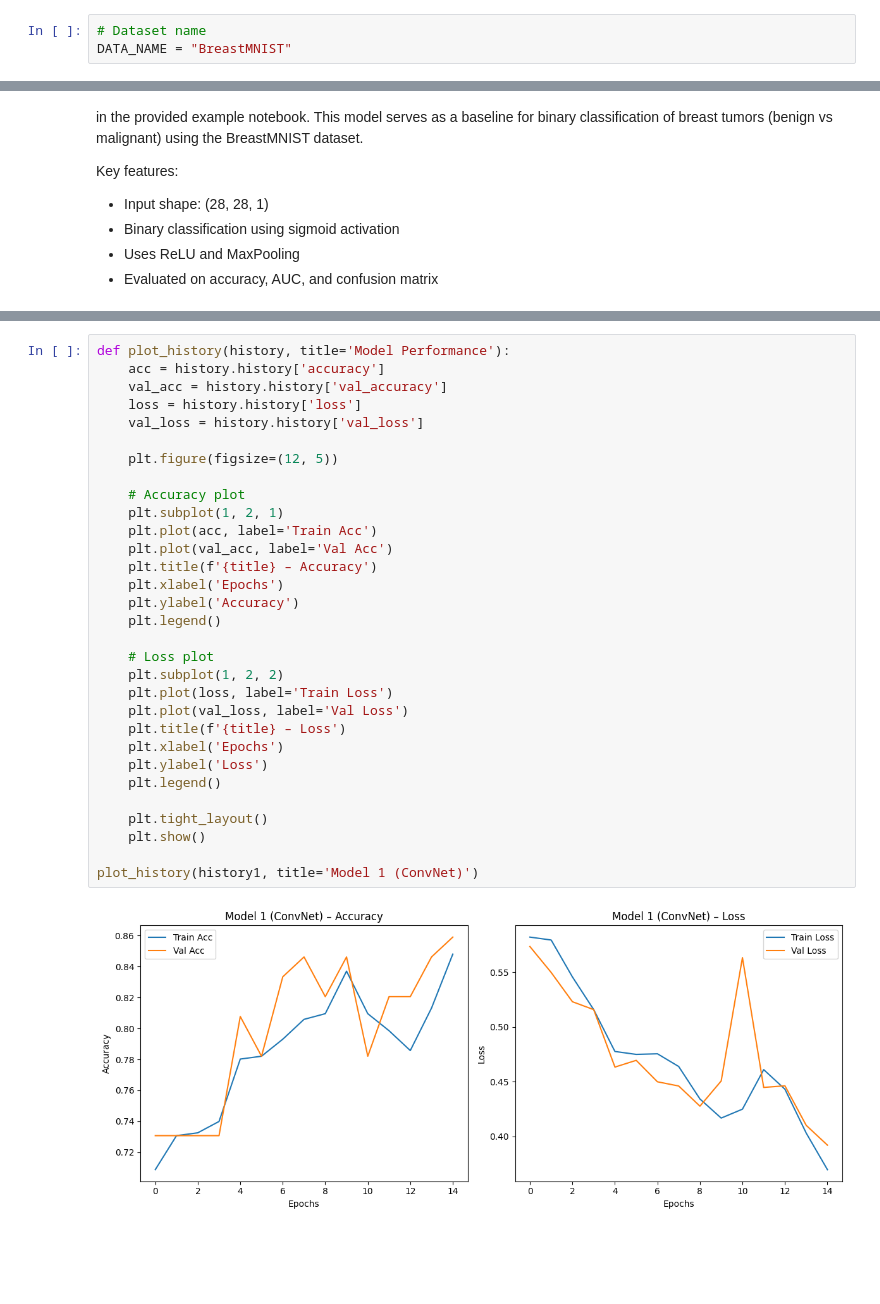
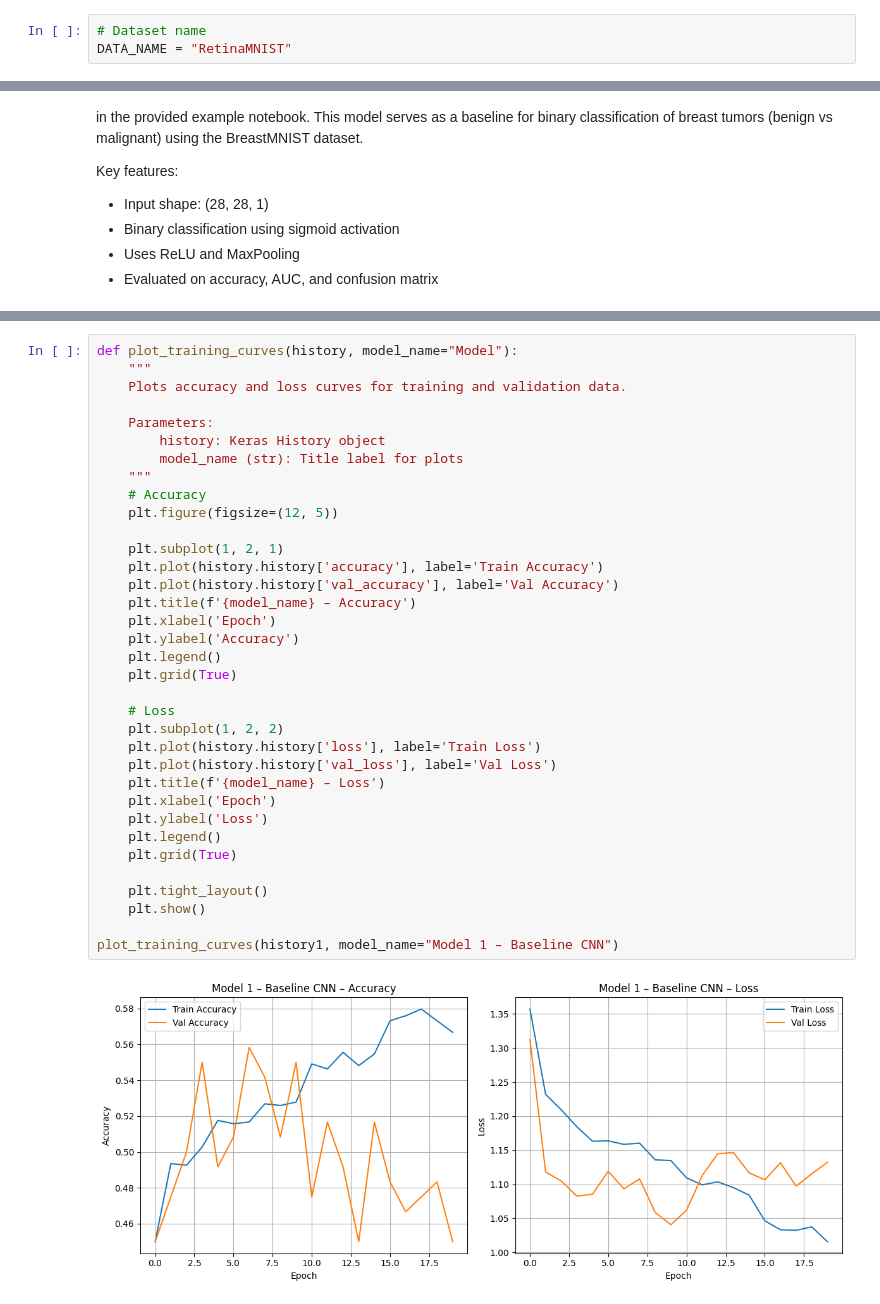
Before and after one commit to S-276/AC_50001, a Jupyter notebook: AC50001_RetinaMNIST.ipynb, the cells around one changed output, grey strips where cells are left out. Saved outputs shown, nothing was run; the diff lists cells and outputs as text; blank space fills up the shorter version.

```diff
--- a/AC50001_RetinaMNIST.ipynb
+++ b/AC50001_RetinaMNIST.ipynb
@@ -73,6 +57,6 @@ from sklearn.utils import class_weight
 # %%
 # Dataset name
-DATA_NAME = "BreastMNIST"
+DATA_NAME = "RetinaMNIST"
 # %%
 # Download dataset metadata (INFO) from MedMNIST repo
 !wget https://raw.githubusercontent.com/MedMNIST/MedMNIST/main/medmnist/info.py
@@ -258,33 +282,37 @@ Let’s now plot the accuracy and loss curves for Model 1 to assess its training
 # %%
-def plot_history(history, title='Model Performance'):
-    acc = history.history['accuracy']
-    val_acc = history.history['val_accuracy']
-    loss = history.history['loss']
-    val_loss = history.history['val_loss']
+def plot_training_curves(history, model_name="Model"):
+    """
+    Plots accuracy and loss curves for training and validation data.
 
+    Parameters:
+        history: Keras History object
+        model_name (str): Title label for plots
+    """
+    # Accuracy
     plt.figure(figsize=(12, 5))
 
-    # Accuracy plot
     plt.subplot(1, 2, 1)
-    plt.plot(acc, label='Train Acc')
-    plt.plot(val_acc, label='Val Acc')
-    plt.title(f'{title} – Accuracy')
-    plt.xlabel('Epochs')
+    plt.plot(history.history['accuracy'], label='Train Accuracy')
+    plt.plot(history.history['val_accuracy'], label='Val Accuracy')
+    plt.title(f'{model_name} – Accuracy')
+    plt.xlabel('Epoch')
     plt.ylabel('Accuracy')
     plt.legend()
+    plt.grid(True)
 
-    # Loss plot
+    # Loss
     plt.subplot(1, 2, 2)
-    plt.plot(loss, label='Train Loss')
-    plt.plot(val_loss, label='Val Loss')
-    plt.title(f'{title} – Loss')
-    plt.xlabel('Epochs')
+    plt.plot(history.history['loss'], label='Train Loss')
+    plt.plot(history.history['val_loss'], label='Val Loss')
+    plt.title(f'{model_name} – Loss')
+    plt.xlabel('Epoch')
     plt.ylabel('Loss')
     plt.legend()
+    plt.grid(True)
 
     plt.tight_layout()
     plt.show()
 
-plot_history(history1, title='Model 1 (ConvNet)')
+plot_training_curves(history1, model_name="Model 1 – Baseline CNN")
 # %% [output]
-[figure, old version]
+[figure, new version]
```
Also changed, not shown: parts of 43 cells of this notebook.
